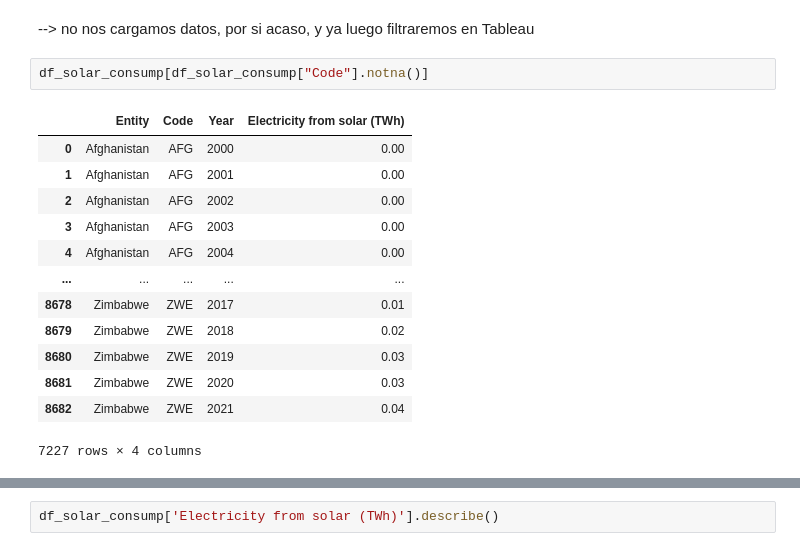
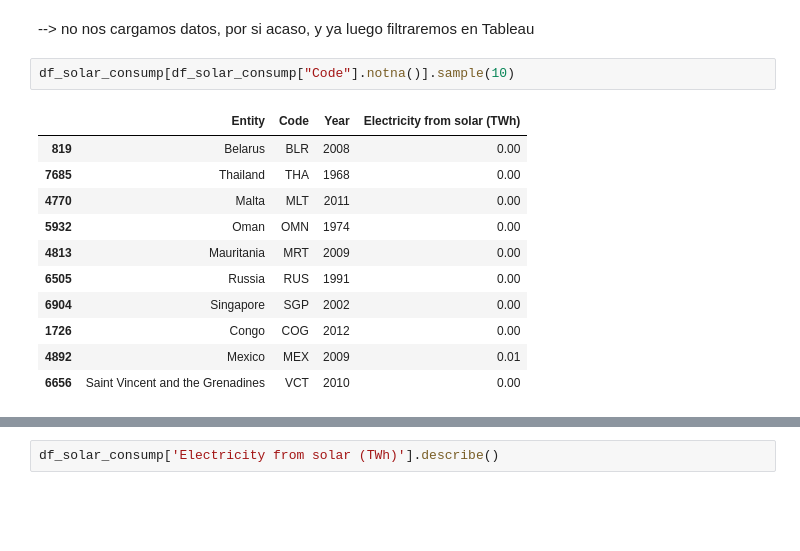
Before and after one commit to sansisimon/renewable-energy-project, a Jupyter notebook: EDA_01.ipynb, the cells around one changed output, grey strips where cells are left out. Cells and saved outputs as stored; diff of their text form; blank space fills up the shorter version.

```diff
--- a/EDA_01.ipynb
+++ b/EDA_01.ipynb
@@ -318,18 +318,16 @@ array(['Africa', 'Africa (BP)', 'Africa (Ember)', 'Asia', 'Asia (Ember)',
 # %% [markdown]
 --> no nos cargamos datos, por si acaso, y ya luego filtraremos en Tableau
 # %%
-df_solar_consump[df_solar_consump["Code"].notna()]
+df_solar_consump[df_solar_consump["Code"].notna()].sample(10)
 # %% [output]
 |  | Entity | Code | Year | Electricity from solar (TWh) |
-| 0 | Afghanistan | AFG | 2000 | 0.00 |
-| 1 | Afghanistan | AFG | 2001 | 0.00 |
-| 2 | Afghanistan | AFG | 2002 | 0.00 |
-| 3 | Afghanistan | AFG | 2003 | 0.00 |
-| 4 | Afghanistan | AFG | 2004 | 0.00 |
-| ... | ... | ... | ... | ... |
-| 8678 | Zimbabwe | ZWE | 2017 | 0.01 |
-| 8679 | Zimbabwe | ZWE | 2018 | 0.02 |
-| 8680 | Zimbabwe | ZWE | 2019 | 0.03 |
-| 8681 | Zimbabwe | ZWE | 2020 | 0.03 |
-| 8682 | Zimbabwe | ZWE | 2021 | 0.04 |
+| 819 | Belarus | BLR | 2008 | 0.00 |
+| 7685 | Thailand | THA | 1968 | 0.00 |
+| 4770 | Malta | MLT | 2011 | 0.00 |
+| 5932 | Oman | OMN | 1974 | 0.00 |
+| 4813 | Mauritania | MRT | 2009 | 0.00 |
+| 6505 | Russia | RUS | 1991 | 0.00 |
+| 6904 | Singapore | SGP | 2002 | 0.00 |
+| 1726 | Congo | COG | 2012 | 0.00 |
+| 4892 | Mexico | MEX | 2009 | 0.01 |
+| 6656 | Saint Vincent and the Grenadines | VCT | 2010 | 0.00 |
-7227 rows × 4 columns
```
Also changed, not shown: parts of 9 cells of this notebook, 1 other file.
